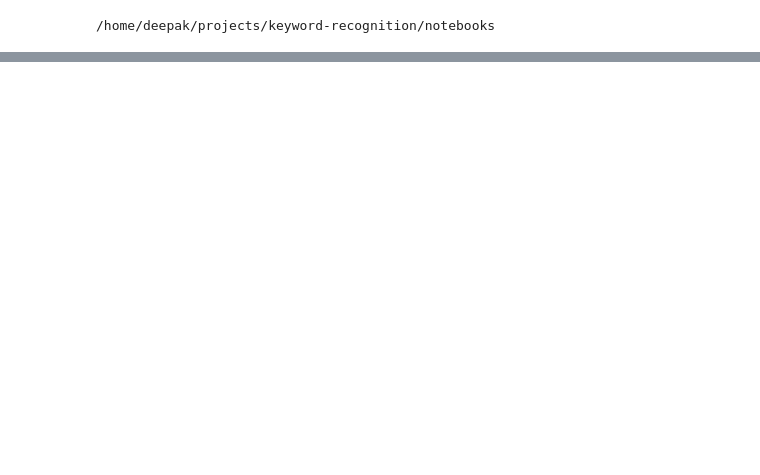
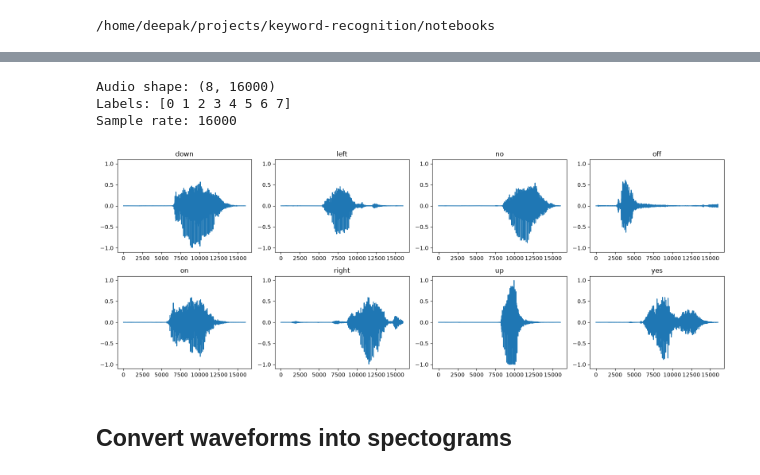
Before and after one commit to DeepakSkandh/keyword-recognition, a Jupyter notebook: notebooks/keyword_recognition.ipynb, the cells around one changed output, grey strips where cells are left out. Saved outputs shown, nothing was run; the diff lists cells and outputs as text; code cells hidden in the pictures; blank space fills up the shorter version.

```diff
--- a/notebooks/keyword_recognition.ipynb
+++ b/notebooks/keyword_recognition.ipynb
@@ -44,0 +103,53 @@ print(os.getcwd())
+# %%
+import tensorflow as tf
+import numpy as np
+import matplotlib.pyplot as plt
+
+example_audio = []
+example_labels = []
+
+for label_index, command in enumerate(commands):
+    wav_files = list((data_dir / command).glob("*.wav"))
+
+    # Take the first file from each class
+    wav_file = wav_files[0]
+
+    audio_binary = tf.io.read_file(str(wav_file))
+    audio, sample_rate = tf.audio.decode_wav(
+        audio_binary,
+        desired_channels=1
+    )
+
+    example_audio.append(tf.squeeze(audio))
+    example_labels.append(label_index)
+
+example_audio = np.array(example_audio)
+example_labels = np.array(example_labels)
+
+label_names = commands
+
+print("Audio shape:", example_audio.shape)
+print("Labels:", example_labels)
+print("Sample rate:", sample_rate.numpy())
+# %% [output]
+Audio shape: (8, 16000)
+Labels: [0 1 2 3 4 5 6 7]
+Sample rate: 16000
+# %%
+plt.figure(figsize=(16, 6))
+
+rows = 2
+cols = 4
+
+for i in range(8):
+    plt.subplot(rows, cols, i + 1)
+    plt.plot(example_audio[i])
+    plt.title(label_names[example_labels[i]])
+    plt.ylim([-1.1, 1.1])
+
+plt.tight_layout()
+plt.show()
+# %% [output]
+[figure, added]
+# %% [markdown]
+## Convert waveforms into spectograms
```
Also changed, not shown: parts of 24 cells of this notebook.
